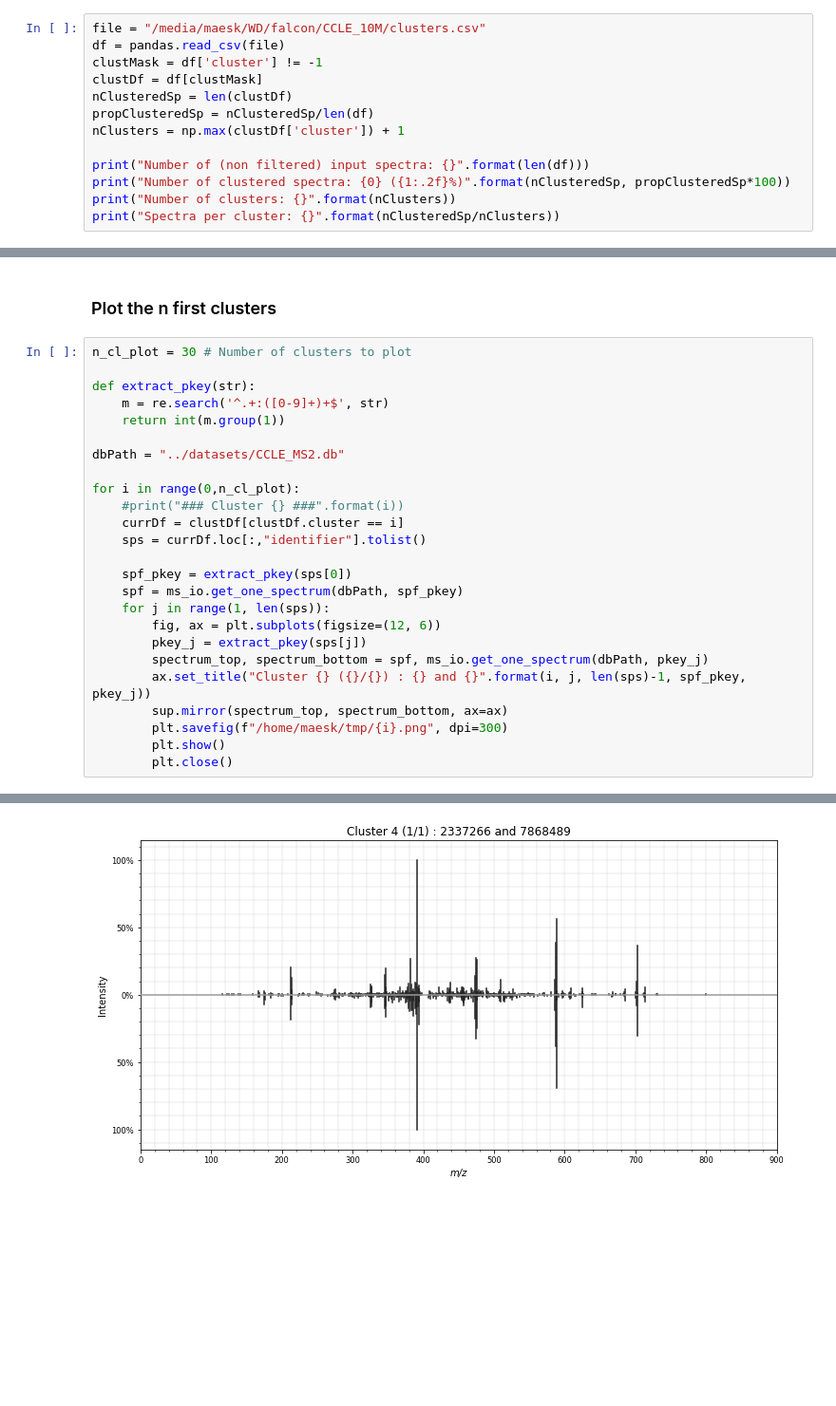
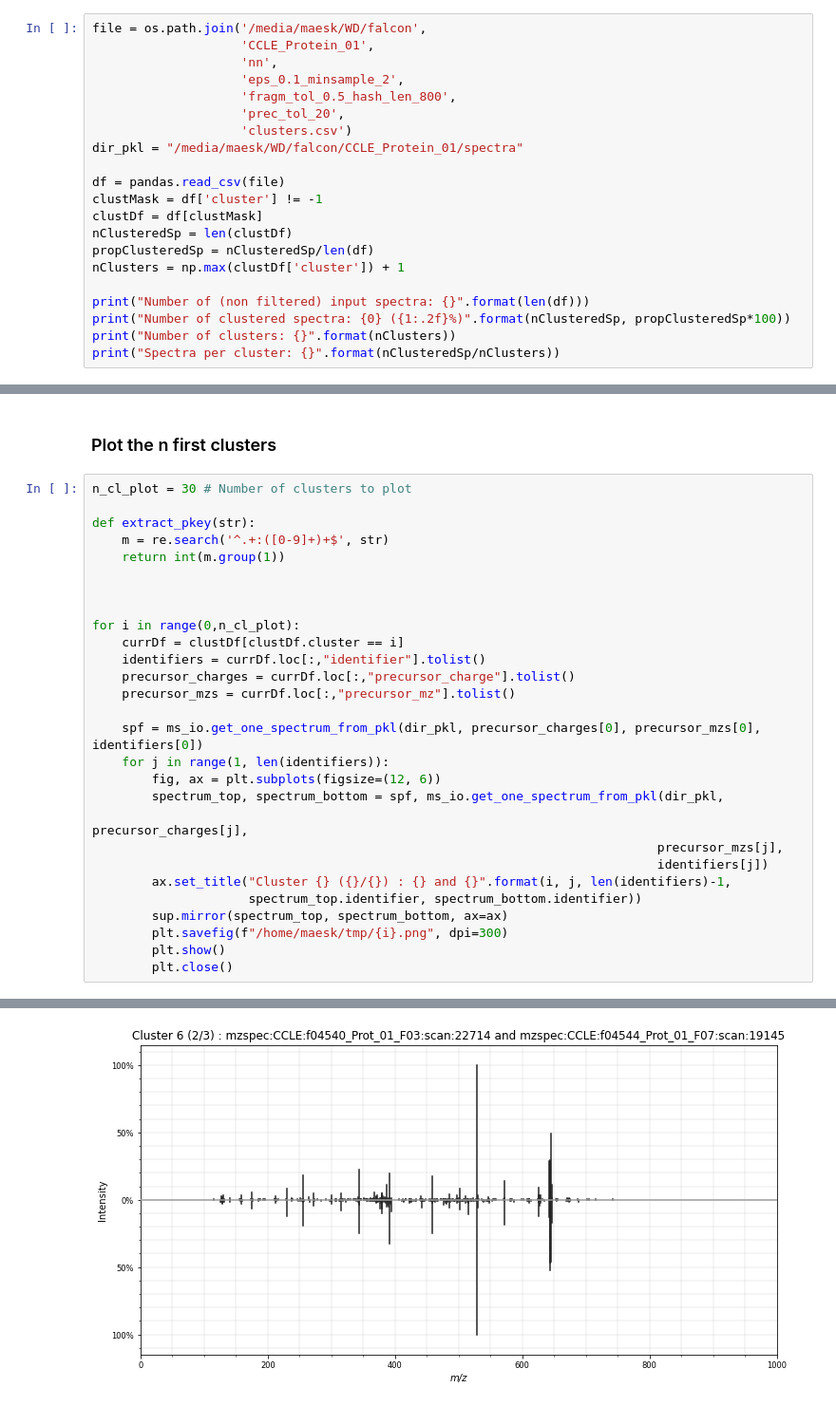
Before and after one commit to KilianMaes/falcon, a Jupyter notebook: notebooks/analyzeFalconClusters.ipynb, the cells around one changed output, grey strips where cells are left out. Shown at 95% size. Drawn from its saved outputs; the diff is of its cells as text; blank space fills up the shorter version.

```diff
--- a/notebooks/analyzeFalconClusters.ipynb
+++ b/notebooks/analyzeFalconClusters.ipynb
@@ -15,7 +16,15 @@ from ms_io import ms_io
 # %% [markdown]
 ### Open the file and show basic stats
 # %%
-file = "/media/maesk/WD/falcon/CCLE_10M/clusters.csv"
+file = os.path.join('/media/maesk/WD/falcon',
+                    'CCLE_Protein_01',
+                    'nn',
+                    'eps_0.1_minsample_2',
+                    'fragm_tol_0.5_hash_len_800',
+                    'prec_tol_20',
+                    'clusters.csv')
+dir_pkl = "/media/maesk/WD/falcon/CCLE_Protein_01/spectra"
+
 df = pandas.read_csv(file)
 clustMask = df['cluster'] != -1
 clustDf = df[clustMask]
@@ -41,20 +50,23 @@ def extract_pkey(str):
     m = re.search('^.+:([0-9]+)+$', str)
     return int(m.group(1))
 
-dbPath = "../datasets/CCLE_MS2.db"
+
 
 for i in range(0,n_cl_plot):
-    #print("### Cluster {} ###".format(i))
     currDf = clustDf[clustDf.cluster == i]
-    sps = currDf.loc[:,"identifier"].tolist()
+    identifiers = currDf.loc[:,"identifier"].tolist()
+    precursor_charges = currDf.loc[:,"precursor_charge"].tolist()
+    precursor_mzs = currDf.loc[:,"precursor_mz"].tolist()
 
-    spf_pkey = extract_pkey(sps[0])
-    spf = ms_io.get_one_spectrum(dbPath, spf_pkey)
-    for j in range(1, len(sps)):
+    spf = ms_io.get_one_spectrum_from_pkl(dir_pkl, precursor_charges[0], precursor_mzs[0], identifiers[0])
+    for j in range(1, len(identifiers)):
         fig, ax = plt.subplots(figsize=(12, 6))
-        pkey_j = extract_pkey(sps[j])
-        spectrum_top, spectrum_bottom = spf, ms_io.get_one_spectrum(dbPath, pkey_j)
-        ax.set_title("Cluster {} ({}/{}) : {} and {}".format(i, j, len(sps)-1, spf_pkey, pkey_j))
+        spectrum_top, spectrum_bottom = spf, ms_io.get_one_spectrum_from_pkl(dir_pkl,
+                                                                            precursor_charges[j],
+                                                                            precursor_mzs[j],
+                                                                            identifiers[j])
+        ax.set_title("Cluster {} ({}/{}) : {} and {}".format(i, j, len(identifiers)-1,
+                     spectrum_top.identifier, spectrum_bottom.identifier))
         sup.mirror(spectrum_top, spectrum_bottom, ax=ax)
         plt.savefig(f"/home/maesk/tmp/{i}.png", dpi=300)
         plt.show()
@@ -72 +84 @@ for i in range(0,n_cl_plot):
-[figure, old version]
+[figure, new version]
```
Also changed, not shown: parts of 3 cells of this notebook.
